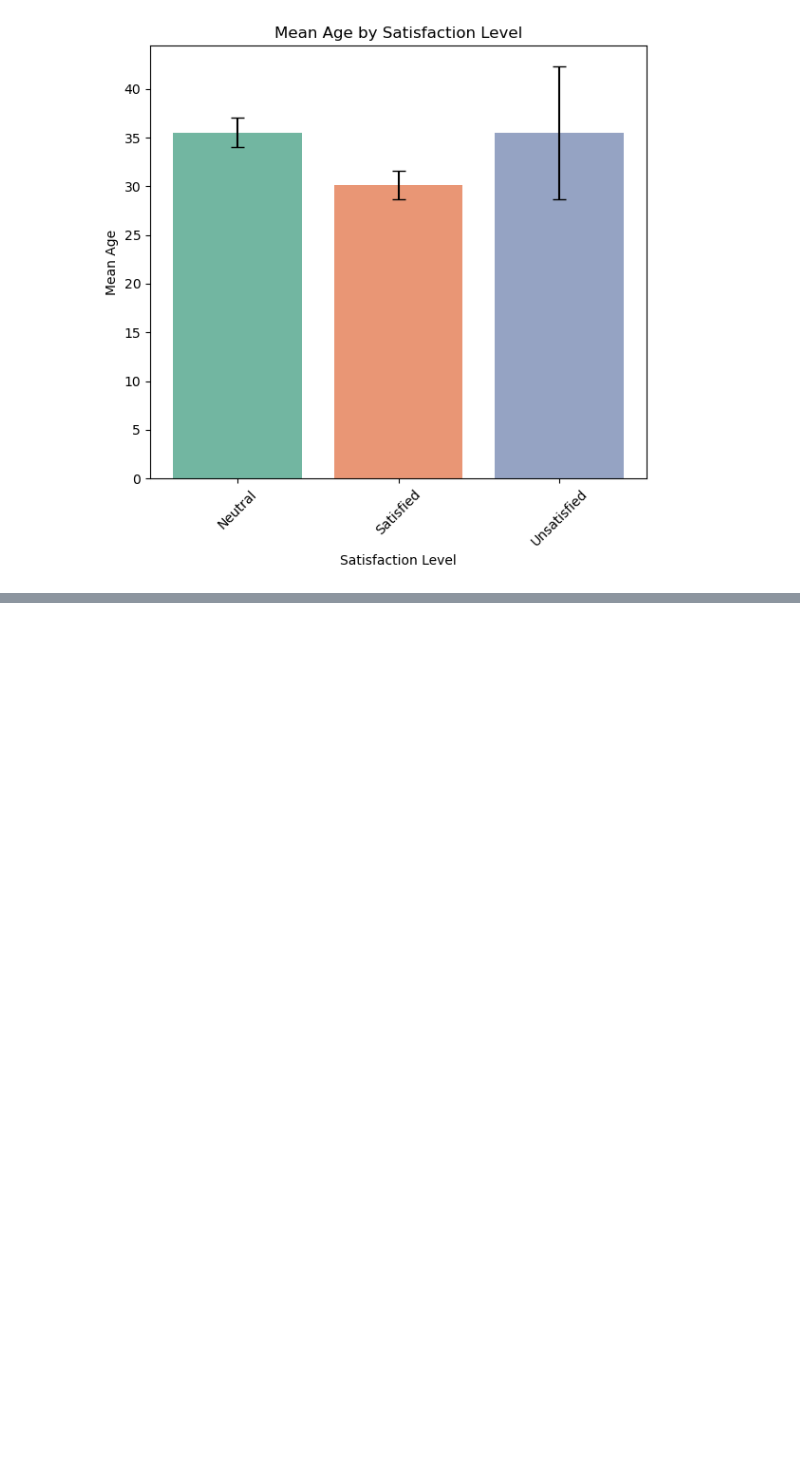
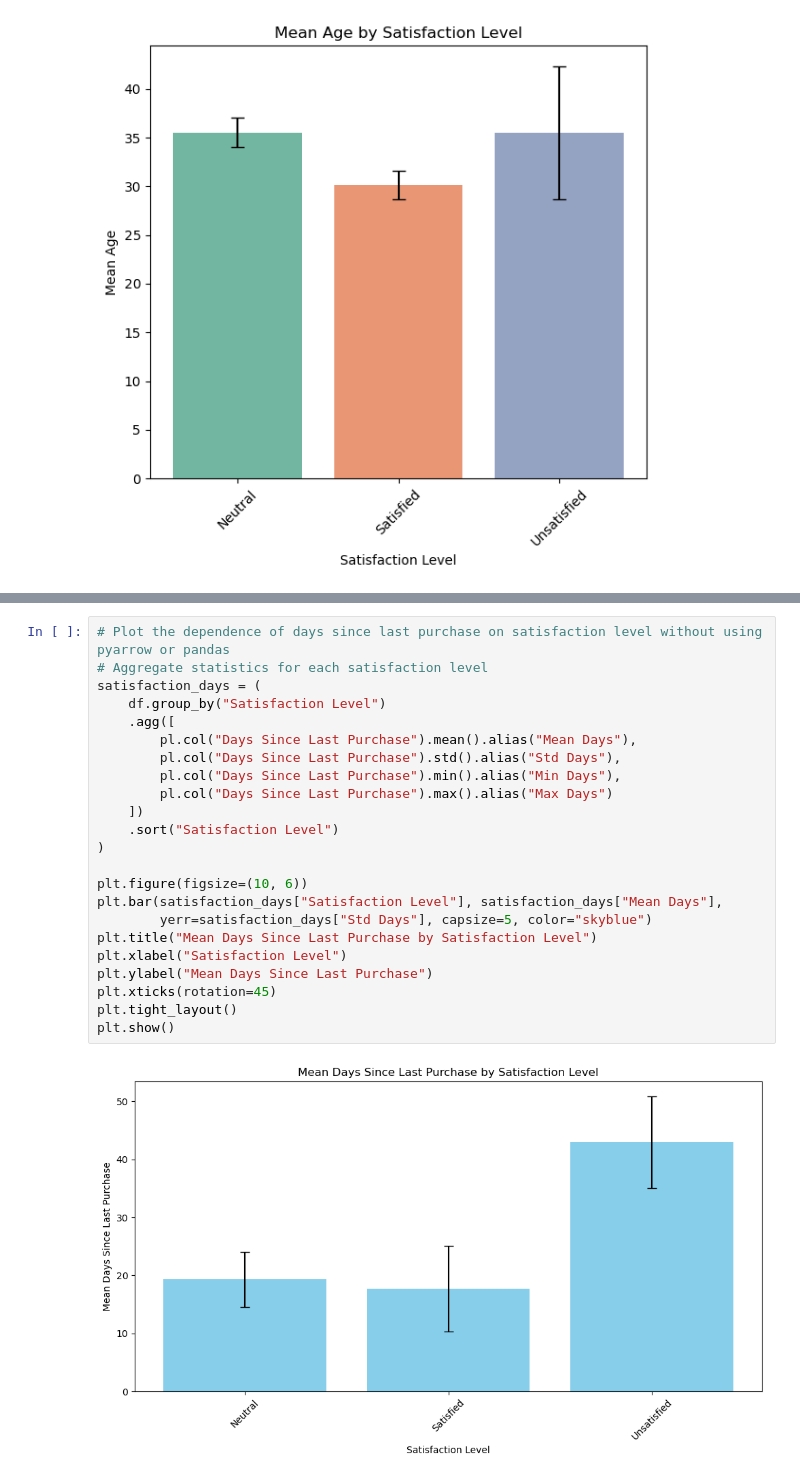
Before and after one commit to KubaBogacz/WebSystemsAnalysis, a Jupyter notebook: AoWBSProject2/task_1.ipynb, the cells around one changed output, grey strips where cells are left out. Drawn from its saved outputs; the diff is of its cells as text; blank space fills up the shorter version.

```diff
--- a/AoWBSProject2/task_1.ipynb
+++ b/AoWBSProject2/task_1.ipynb
@@ -213,0 +250,25 @@ plt.show()
+# %%
+# Plot the dependence of days since last purchase on satisfaction level without using pyarrow or pandas
+# Aggregate statistics for each satisfaction level
+satisfaction_days = (
+    df.group_by("Satisfaction Level")
+    .agg([
+        pl.col("Days Since Last Purchase").mean().alias("Mean Days"),
+        pl.col("Days Since Last Purchase").std().alias("Std Days"),
+        pl.col("Days Since Last Purchase").min().alias("Min Days"),
+        pl.col("Days Since Last Purchase").max().alias("Max Days")
+    ])
+    .sort("Satisfaction Level")
+)
+
+plt.figure(figsize=(10, 6))
+plt.bar(satisfaction_days["Satisfaction Level"], satisfaction_days["Mean Days"],
+        yerr=satisfaction_days["Std Days"], capsize=5, color="skyblue")
+plt.title("Mean Days Since Last Purchase by Satisfaction Level")
+plt.xlabel("Satisfaction Level")
+plt.ylabel("Mean Days Since Last Purchase")
+plt.xticks(rotation=45)
+plt.tight_layout()
+plt.show()
+# %% [output]
+[figure, added]
```
Also changed, not shown: parts of 2 cells of this notebook, 2 other files.
